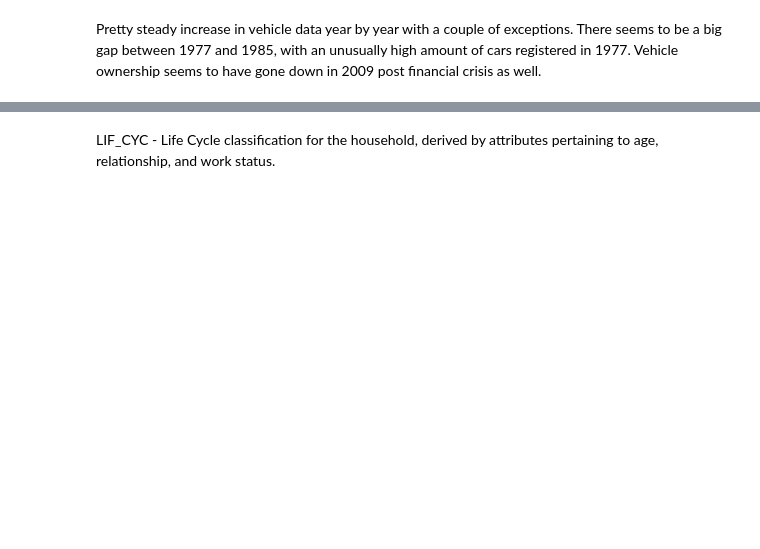
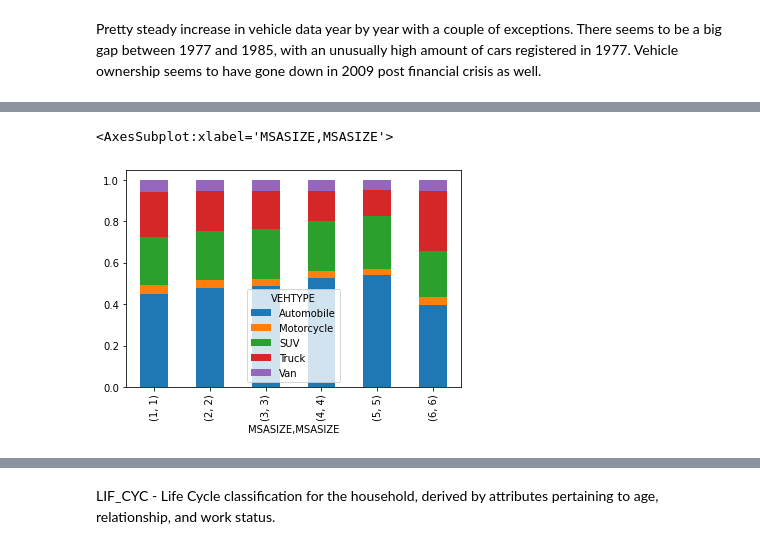
Before and after one commit to ryansliao/DSC-Capstone, a Jupyter notebook: Ryan NHTS EDA.ipynb, the cells around one changed output, grey strips where cells are left out. Cells and saved outputs as stored; diff of their text form; code cells hidden in the pictures; blank space fills up the shorter version.

```diff
--- a/Ryan NHTS EDA.ipynb
+++ b/Ryan NHTS EDA.ipynb
@@ -78,0 +60,6 @@ sns.catplot(data=vehicles[vehicles['VEHTYPE'].isin(veh_types)], kind='count', x=
+# %%
+temp = vehicles_df.groupby(["MSASIZE", "VEHTYPE"]).count()["HOUSEID"]
+temp.groupby("MSASIZE").apply(lambda x: x / float(x.sum())).unstack().plot.bar(stacked = True)
+# %% [output]
+<AxesSubplot:xlabel='MSASIZE,MSASIZE'>
+[figure, added]
```
Also changed, not shown: parts of 33 cells of this notebook, 6 other files.
